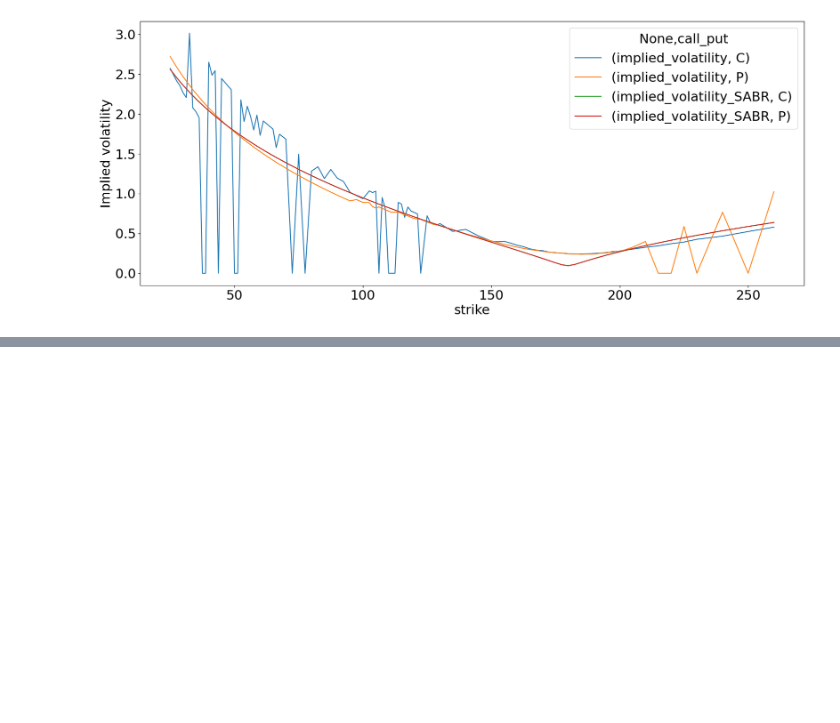
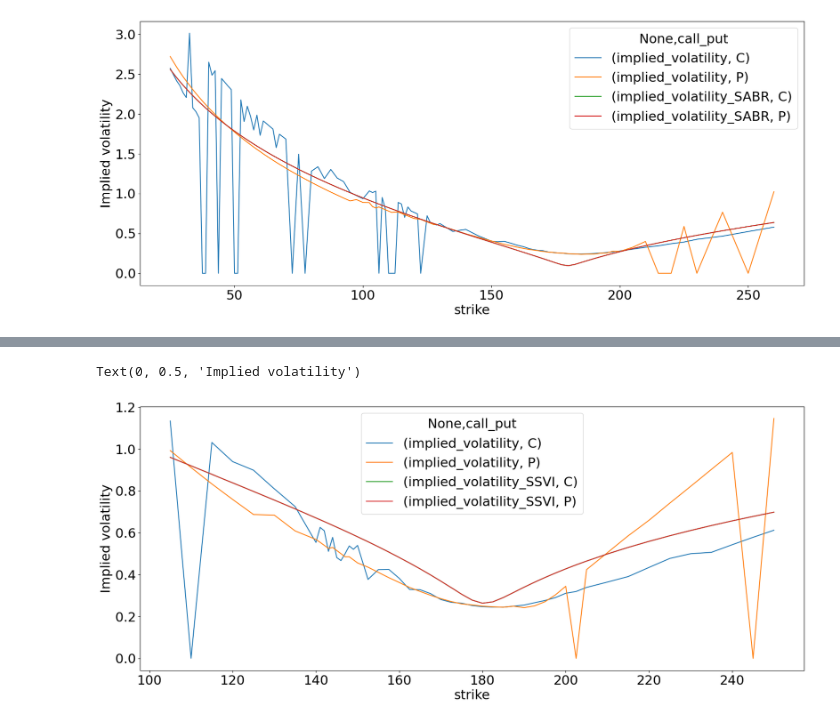
Before and after one commit to BaptisteZloch/Dauphine-Lecture-Volatility, a Jupyter notebook: notebooks/Lecture_2.ipynb, the cells around one changed output, grey strips where cells are left out. Drawn from its saved outputs; the diff is of its cells as text; code cells hidden in the pictures; blank space fills up the shorter version.

```diff
--- a/notebooks/Lecture_2.ipynb
+++ b/notebooks/Lecture_2.ipynb
@@ -231,0 +306,18 @@ Name: implied_volatility, Length: 102, dtype: float64
+# %%
+put_strike_filter = (df_options["call_put"]=='P') & (df_options["strike"]<=df_options["forward"])
+call_strike_filter = (df_options["call_put"]=='C') & (df_options["strike"]>=df_options["forward"])
+
+df_options_filtered = df_options.loc[put_strike_filter | call_strike_filter ]
+# %%
+
+params = fit_ssvi(df_options_filtered['forward'],
+                  df_options_filtered['strike'],
+                  df_options_filtered["day_to_expiration"]/252,
+                  df_options_filtered['implied_volatility'],
+                  (0.2, -0.4, 0.2, 0.4)) # sigma, rho, eta, lamb
+
+df_options['implied_volatility_SSVI'] = ssvi_implied_vol(params,
+                                                        df_options['forward'],
+                                                        df_options['strike'],
+                                                        df_options["day_to_expiration"]/365.25)
+df_options.head()
@@ -231,0 +343,9 @@ Name: implied_volatility, Length: 102, dtype: float64
+# %%
+ax = df_options[df_options.expiration=="2022-01-14"].pivot_table(index="strike",columns="call_put",
+                                  values=['implied_volatility_SSVI',
+                                          "implied_volatility"]).sort_index().plot(figsize=(20,8))
+ax.set_xlabel("strike")
+ax.set_ylabel("Implied volatility")
+# %% [output]
+Text(0, 0.5, 'Implied volatility')
+[figure, added]
```
Also changed, not shown: parts of 5 cells of this notebook.
